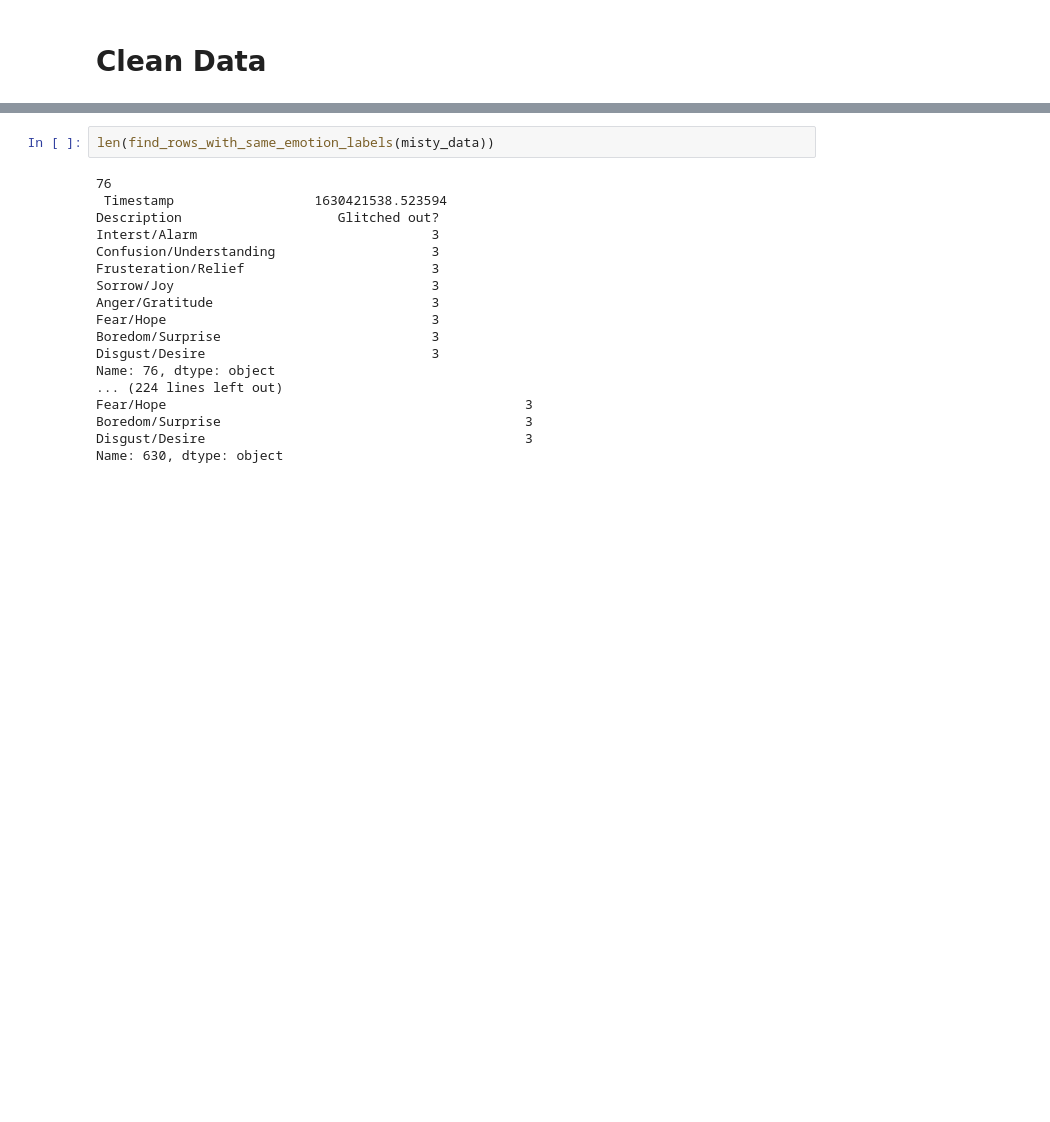
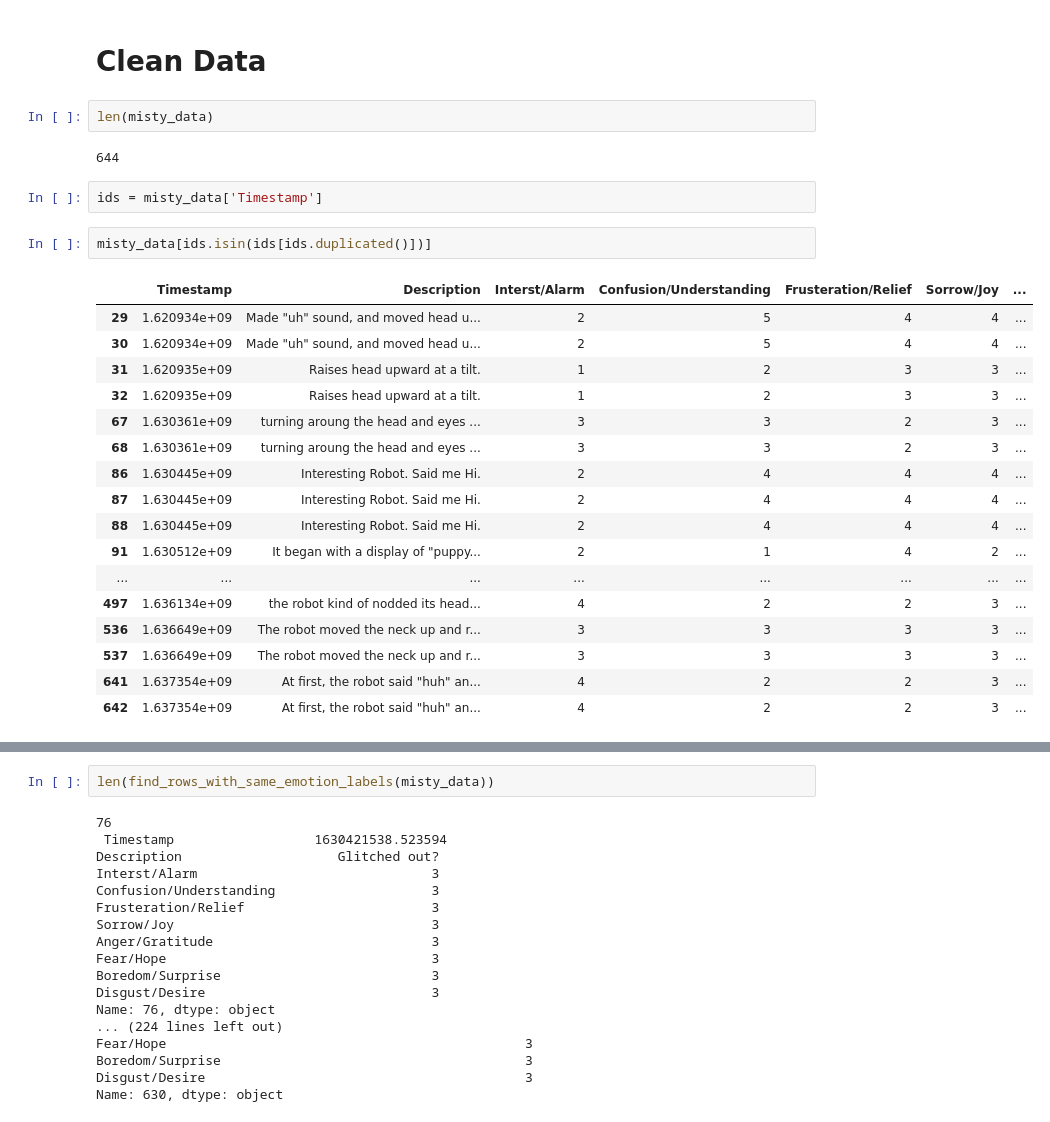
Before and after one commit to Diginyx/hadreb, a Jupyter notebook: RobotBehaivorDataAnalysis.ipynb, the cells around one changed output, grey strips where cells are left out. Drawn from its saved outputs; the diff is of its cells as text; blank space fills up the shorter version.

```diff
--- a/RobotBehaivorDataAnalysis.ipynb
+++ b/RobotBehaivorDataAnalysis.ipynb
@@ -289,5 +300,31 @@ misty_data
 # %% [markdown]
 # Clean Data
+# %%
+len(misty_data)
+# %% [output]
+644
+# %%
+ids = misty_data['Timestamp']
+# %%
+misty_data[ids.isin(ids[ids.duplicated()])]
+# %% [output]
+|  | Timestamp | Description | Interst/Alarm | Confusion/Understanding | Frusteration/Relief | Sorrow/Joy | ... |
+| 29 | 1.620934e+09 | Made "uh" sound, and moved head u... | 2 | 5 | 4 | 4 | ... |
+| 30 | 1.620934e+09 | Made "uh" sound, and moved head u... | 2 | 5 | 4 | 4 | ... |
+| 31 | 1.620935e+09 | Raises head upward at a tilt. | 1 | 2 | 3 | 3 | ... |
+| 32 | 1.620935e+09 | Raises head upward at a tilt. | 1 | 2 | 3 | 3 | ... |
+| 67 | 1.630361e+09 | turning aroung the head and eyes ... | 3 | 3 | 2 | 3 | ... |
+| 68 | 1.630361e+09 | turning aroung the head and eyes ... | 3 | 3 | 2 | 3 | ... |
+| 86 | 1.630445e+09 | Interesting Robot. Said me Hi. | 2 | 4 | 4 | 4 | ... |
+| 87 | 1.630445e+09 | Interesting Robot. Said me Hi. | 2 | 4 | 4 | 4 | ... |
+| 88 | 1.630445e+09 | Interesting Robot. Said me Hi. | 2 | 4 | 4 | 4 | ... |
+| 91 | 1.630512e+09 | It began with a display of "puppy... | 2 | 1 | 4 | 2 | ... |
+| ... | ... | ... | ... | ... | ... | ... | ... |
+| 497 | 1.636134e+09 | the robot kind of nodded its head... | 4 | 2 | 2 | 3 | ... |
+| 536 | 1.636649e+09 | The robot moved the neck up and r... | 3 | 3 | 3 | 3 | ... |
+| 537 | 1.636649e+09 | The robot moved the neck up and r... | 3 | 3 | 3 | 3 | ... |
+| 641 | 1.637354e+09 | At first, the robot said "huh" an... | 4 | 2 | 2 | 3 | ... |
+| 642 | 1.637354e+09 | At first, the robot said "huh" an... | 4 | 2 | 2 | 3 | ... |
 # %%
 misty_data = misty_data.drop_duplicates(subset=['Timestamp'])
 misty_data
```
Also changed, not shown: parts of 12 cells of this notebook, 3 other files.
